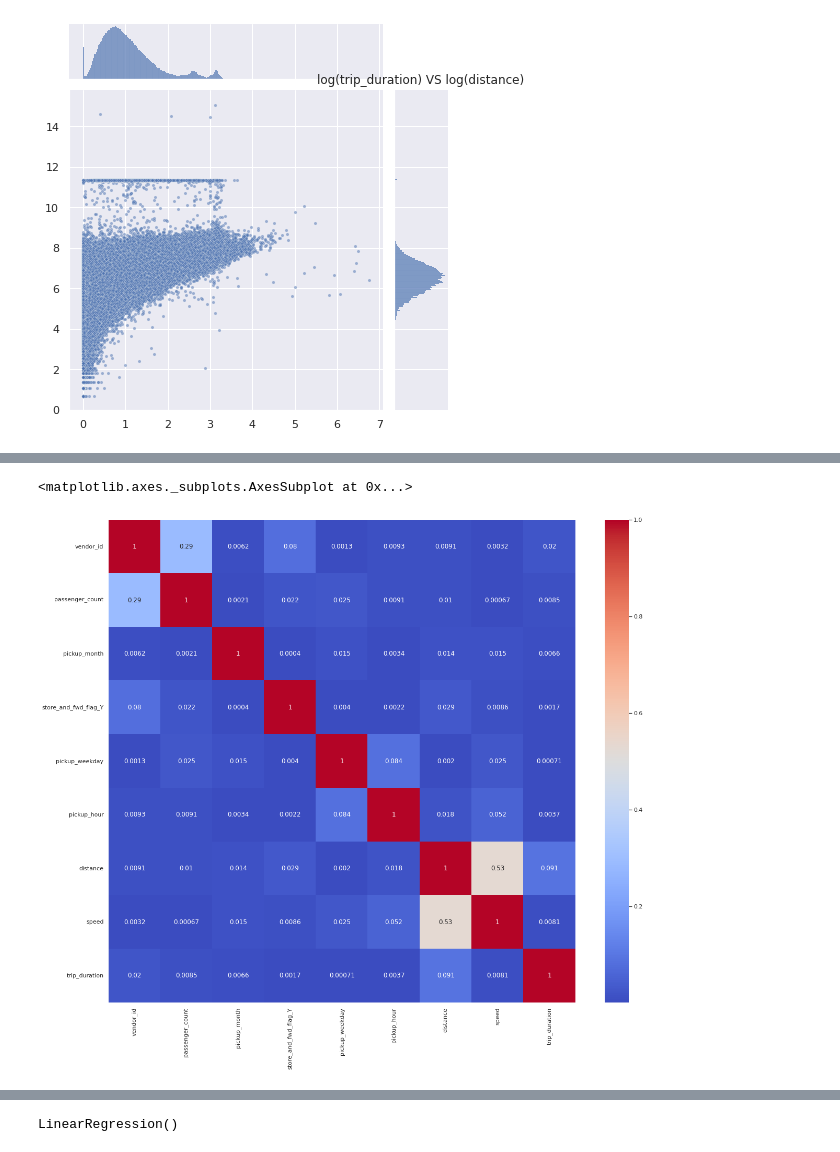
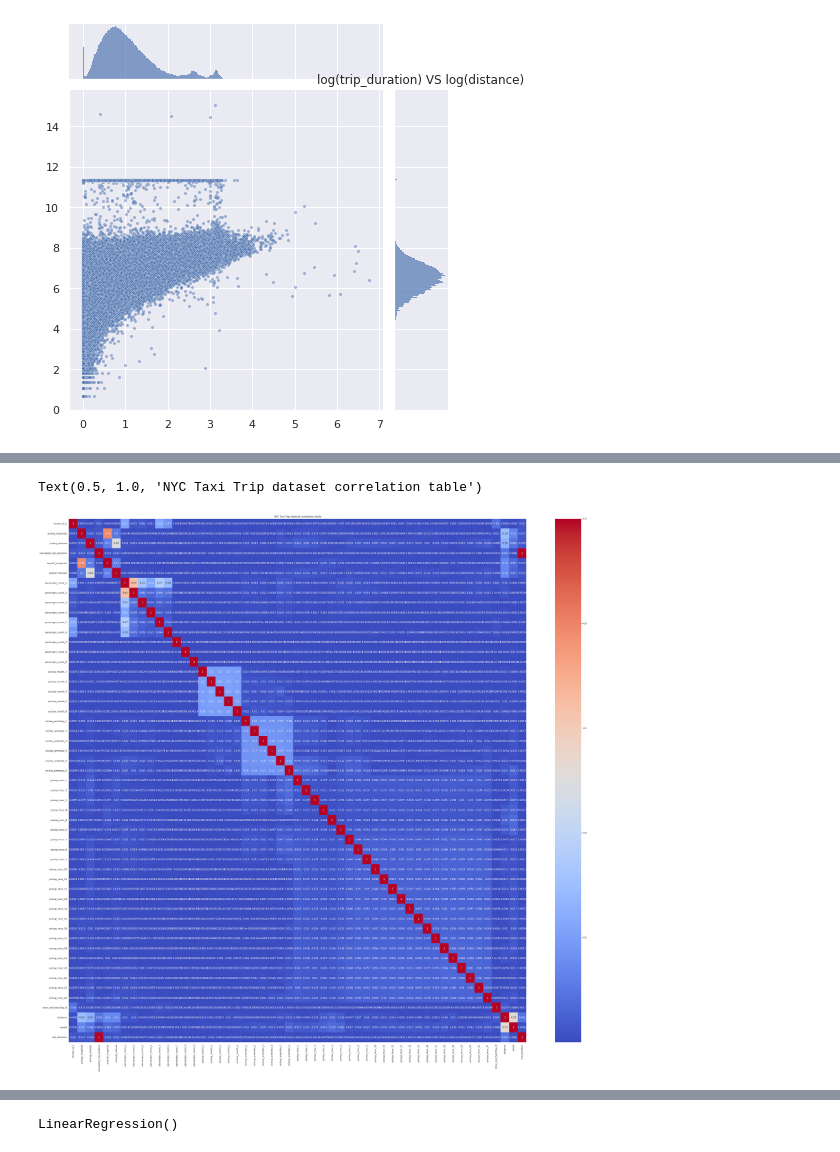
Before and after one commit to HariTarz/NYC-Taxi-Trip-Time-Prediction, a Jupyter notebook: NYC_Taxi_Trip_Time_Prediction_Capstone_Project.ipynb, the cells around one changed output, grey strips where cells are left out. Cells and saved outputs as stored; diff of their text form; code cells hidden in the pictures.

```diff
--- a/NYC_Taxi_Trip_Time_Prediction_Capstone_Project.ipynb
+++ b/NYC_Taxi_Trip_Time_Prediction_Capstone_Project.ipynb
@@ -157,4 +162,4 @@ df[df.trip_duration > 86400]
 | 924150 | id1325766 | 1 | 2016-01-05 06:14:15 | 2016-01-31 01:01:07 | 1 | -73.983788 | ... |
 | 978383 | id0053347 | 1 | 2016-02-13 22:46:52 | 2016-03-25 18:18:14 | 1 | -73.783905 | ... |
 # %%
-df.dropoff_datetime[978383] - df.pickup_datetime[978383]
+df['calculated_trip_duration'] = (df.dropoff_datetime - df.pickup_datetime).dt.total_seconds()
@@ -522,4 +618,0 @@ memory usage: 272.7+ MB
-# %%
-dv = ['trip_duration']
-indv = ['vendor_id', 'passenger_count','pickup_month', 'store_and_fwd_flag_Y', 'pickup_weekday', 'pickup_hour', 'distance', 'speed']
-print(indv)
@@ -527,0 +642,6 @@ print(indv)
+# %%
+# indv = ['vendor_id', 'passenger_count','pickup_month', 'store_and_fwd_flag_Y', 'pickup_weekday', 'pickup_hour', 'distance', 'speed']
+indv = ['vendor_id_2','pickup_longitude', 'pickup_latitude','calculated_trip_duration', 'dropoff_longitude', 'dropoff_latitude', 'passenger_count_1', 'passenger_count_2', 'passenger_count_3', 'passenger_count_4', 'passenger_count_5', 'passenger_count_6', 'passenger_count_7', 'passenger_count_8', 'passenger_count_9', 'pickup_month_2', 'pickup_month_3', 'pickup_month_4', 'pickup_month_5', 'pickup_month_6', 'pickup_weekday_1', 'pickup_weekday_2', 'pickup_weekday_3', 'pickup_weekday_4', 'pickup_weekday_5', 'pickup_weekday_6', 'pickup_hour_1', 'pickup_hour_2', 'pickup_hour_3', 'pickup_hour_4', 'pickup_hour_5', 'pickup_hour_6', 'pickup_hour_7', 'pickup_hour_8', 'pickup_hour_9', 'pickup_hour_10', 'pickup_hour_11', 'pickup_hour_12', 'pickup_hour_13', 'pickup_hour_14', 'pickup_hour_15', 'pickup_hour_16', 'pickup_hour_17', 'pickup_hour_18', 'pickup_hour_19', 'pickup_hour_20', 'pickup_hour_21', 'pickup_hour_22', 'pickup_hour_23', 'store_and_fwd_flag_N', 'distance', 'speed']
+dv = ['trip_duration']
+print(indv)
+print(dv)
@@ -550,7 +676,9 @@ trip_duration         0.091125 -0.008102       1.000000
 # %%
-fig = plt.figure(figsize=(20,17))
+# Plotting the correlation
+fig = plt.figure(figsize=(50,47))
 ax = fig.gca()
 sns.heatmap(abs(df_corr), annot=True, cmap='coolwarm')
+plt.title('NYC Taxi Trip dataset correlation table')
 # %% [output]
-<matplotlib.axes._subplots.AxesSubplot at 0x...>
+Text(0.5, 1.0, 'NYC Taxi Trip dataset correlation table')
-[figure, old version]
+[figure, new version]
```
Also changed, not shown: parts of 144 cells of this notebook.
